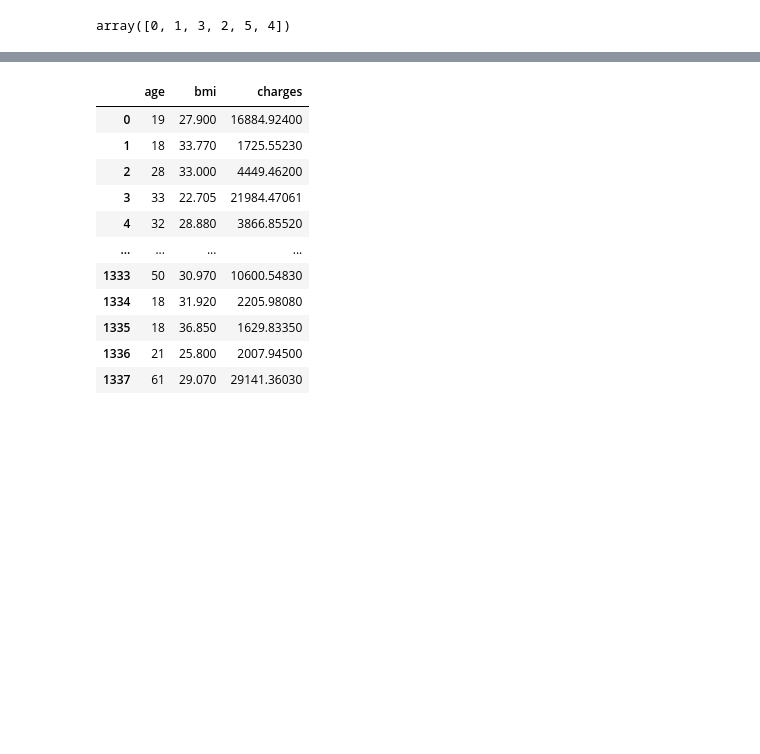
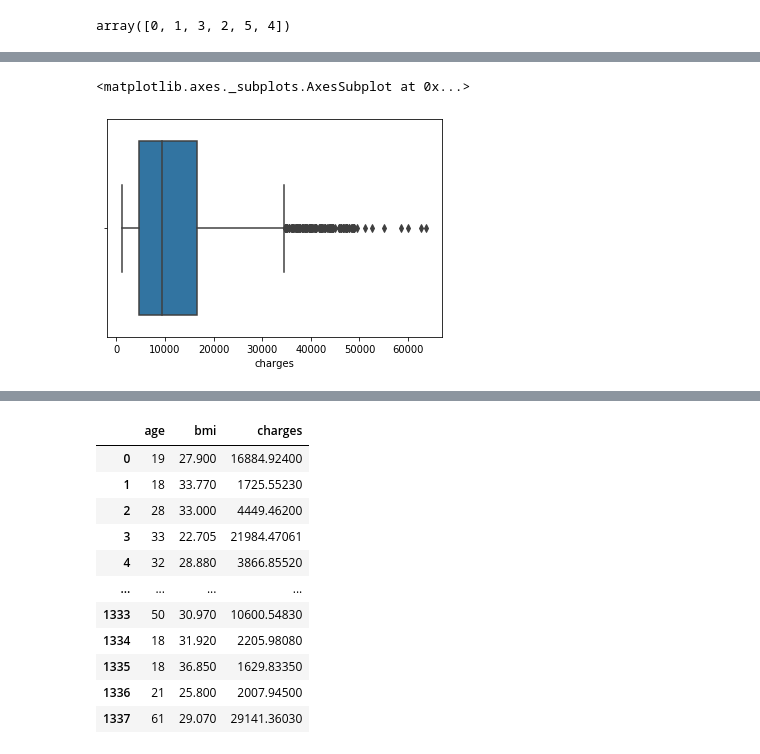
Before and after one commit to JVasquez5/IBM-Machine-Learning-Professional-Certificate, a Jupyter notebook: Module_2/working.ipynb, the cells around one changed output, grey strips where cells are left out. Cells and saved outputs as stored; diff of their text form; code cells hidden in the pictures; blank space fills up the shorter version.

```diff
--- a/Module_2/working.ipynb
+++ b/Module_2/working.ipynb
@@ -111,0 +133,5 @@ array([0, 1, 3, 2, 5, 4])
+# %%
+sns.boxplot(df['charges'])
+# %% [output]
+<matplotlib.axes._subplots.AxesSubplot at 0x...>
+[figure, added]
```
Also changed, not shown: parts of 16 cells of this notebook.
